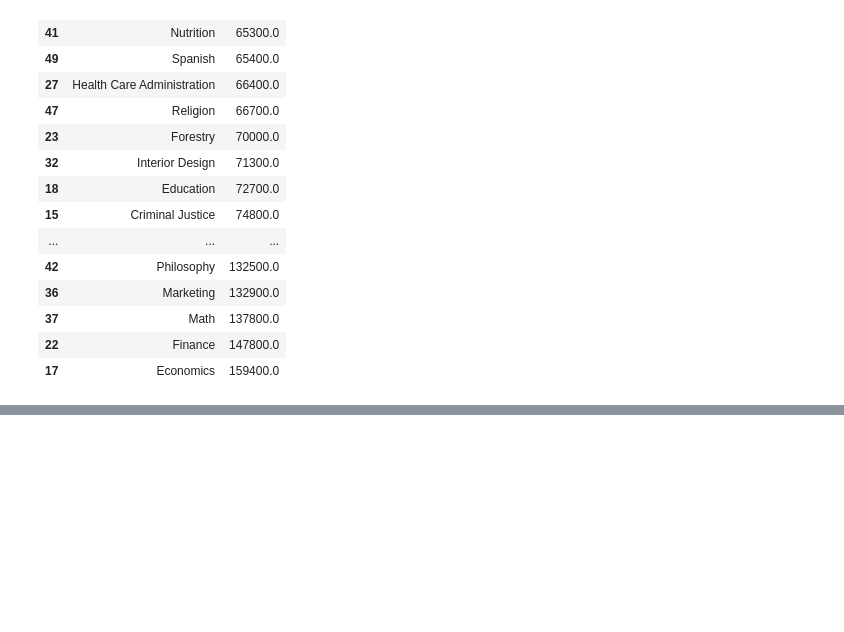
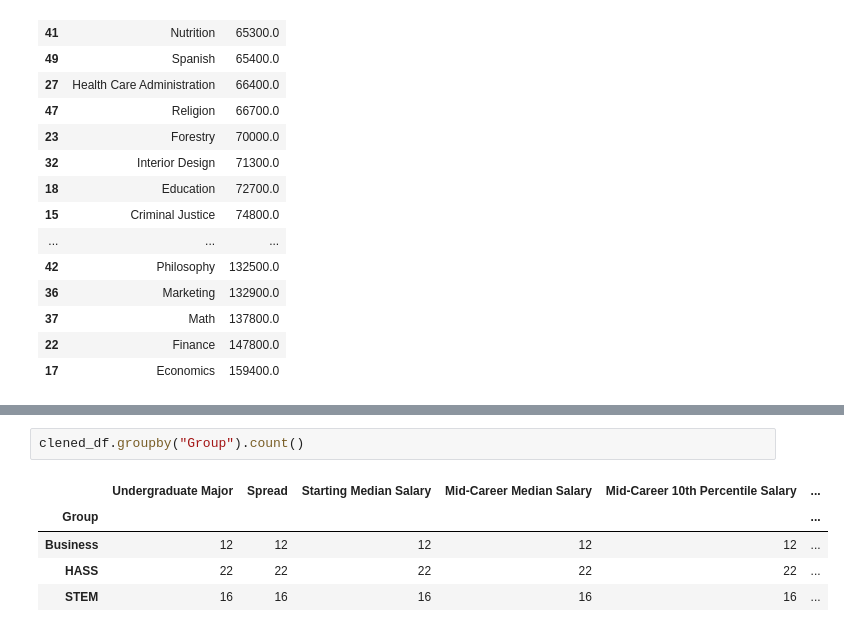
Before and after one commit to nico-Zero/Python, a Jupyter notebook: New_Shit__/Angela_Yu__/Day_71_pandas/main.ipynb, the cells around one changed output, grey strips where cells are left out. Drawn from its saved outputs; the diff is of its cells as text; blank space fills up the shorter version.

```diff
--- a/New_Shit__/Angela_Yu__/Day_71_pandas/main.ipynb
+++ b/New_Shit__/Angela_Yu__/Day_71_pandas/main.ipynb
@@ -157,0 +185,8 @@ clened_df.sort_values("Spread")[["Undergraduate Major","Spread"]]
+# %%
+clened_df.groupby("Group").count()
+# %% [output]
+|  | Undergraduate Major | Spread | Starting Median Salary | Mid-Career Median Salary | Mid-Career 10th Percentile Salary | ... |
+| Group |  |  |  |  |  | ... |
+| Business | 12 | 12 | 12 | 12 | 12 | ... |
+| HASS | 22 | 22 | 22 | 22 | 22 | ... |
+| STEM | 16 | 16 | 16 | 16 | 16 | ... |
```
Also changed, not shown: parts of 4 cells of this notebook.
